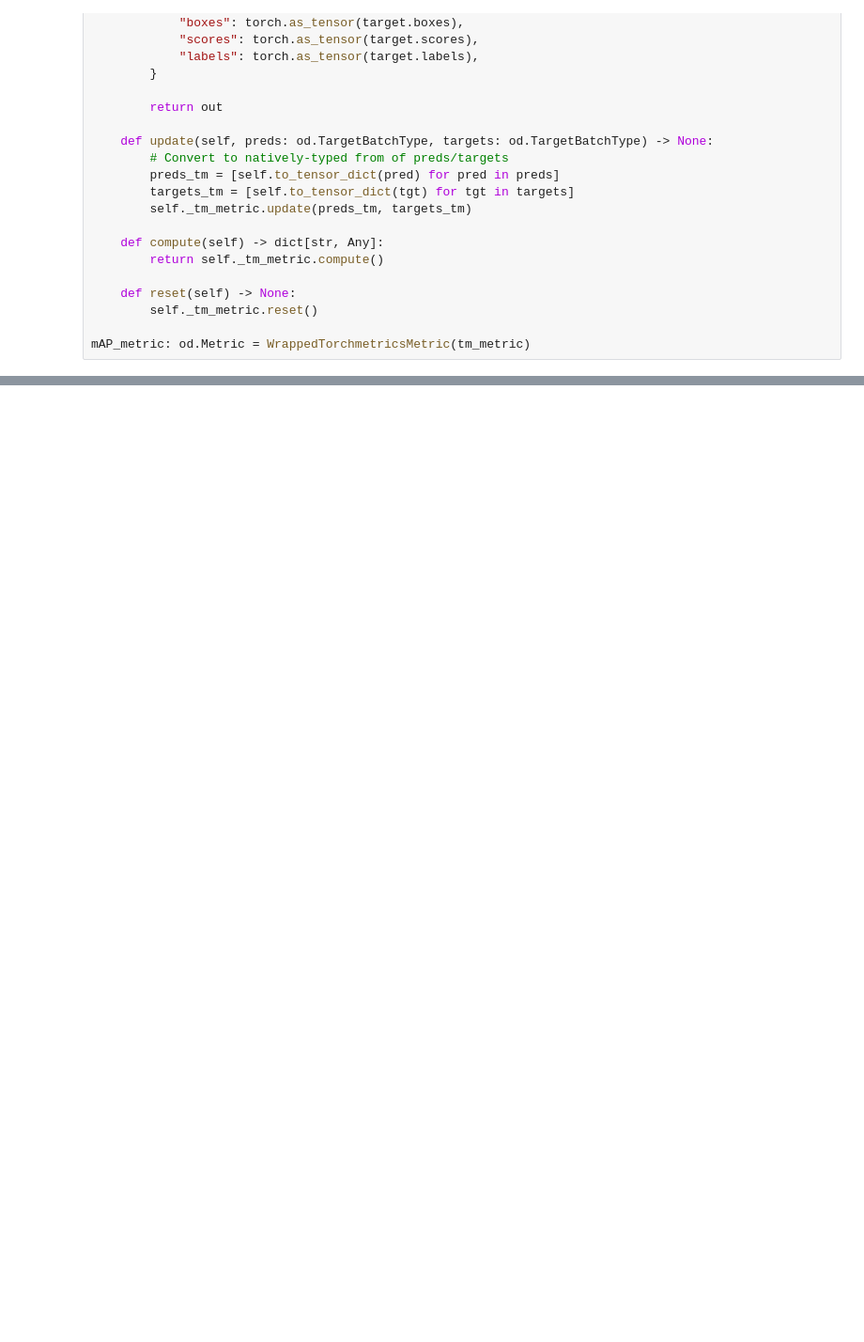
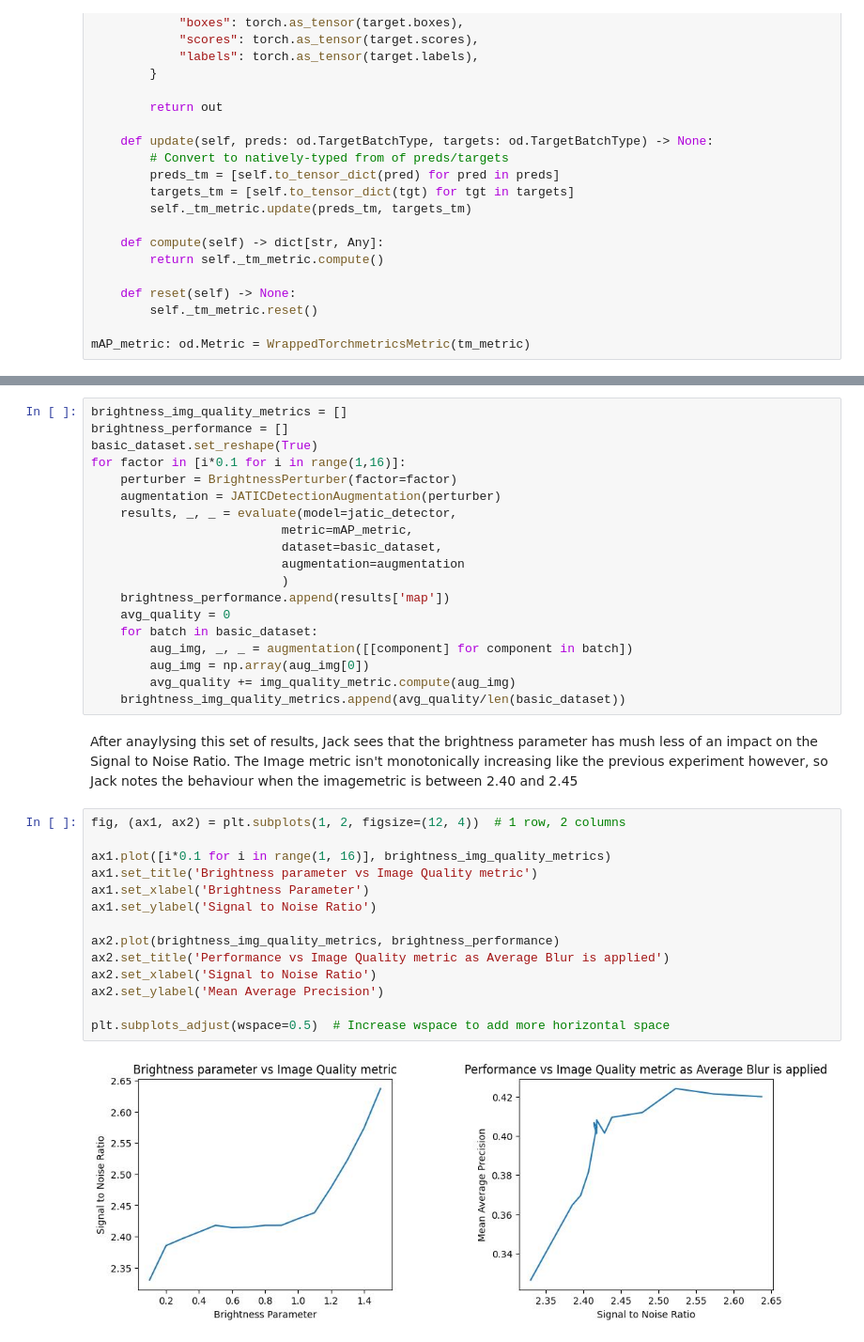
Before and after one commit to Kitware/nrtk-jatic, a Jupyter notebook: examples/compute_image_metric.ipynb, the cells around one changed output, grey strips where cells are left out. Shown at 94% size. Saved outputs shown, nothing was run; the diff lists cells and outputs as text; blank space fills up the shorter version.

```diff
--- a/examples/compute_image_metric.ipynb
+++ b/examples/compute_image_metric.ipynb
@@ -228,0 +311,37 @@ KeyboardInterrupt:
+# %%
+brightness_img_quality_metrics = []
+brightness_performance = []
+basic_dataset.set_reshape(True)
+for factor in [i*0.1 for i in range(1,16)]:
+    perturber = BrightnessPerturber(factor=factor)
+    augmentation = JATICDetectionAugmentation(perturber)
+    results, _, _ = evaluate(model=jatic_detector,
+                          metric=mAP_metric,
+                          dataset=basic_dataset,
+                          augmentation=augmentation
+                          )
+    brightness_performance.append(results['map'])
+    avg_quality = 0
+    for batch in basic_dataset:
+        aug_img, _, _ = augmentation([[component] for component in batch])
+        aug_img = np.array(aug_img[0])
+        avg_quality += img_quality_metric.compute(aug_img)
+    brightness_img_quality_metrics.append(avg_quality/len(basic_dataset))
+# %% [markdown]
+After anaylysing this set of results, Jack sees that the brightness parameter has mush less of an impact on the Signal to Noise Ratio. The Image metric isn't monotonically increasing like the previous experiment however, so Jack notes the behaviour when the imagemetric is between 2.40 and 2.45
+# %%
+fig, (ax1, ax2) = plt.subplots(1, 2, figsize=(12, 4))  # 1 row, 2 columns
+
+ax1.plot([i*0.1 for i in range(1, 16)], brightness_img_quality_metrics)
+ax1.set_title('Brightness parameter vs Image Quality metric')
+ax1.set_xlabel('Brightness Parameter')
+ax1.set_ylabel('Signal to Noise Ratio')
+
+ax2.plot(brightness_img_quality_metrics, brightness_performance)
+ax2.set_title('Performance vs Image Quality metric as Average Blur is applied')
+ax2.set_xlabel('Signal to Noise Ratio')
+ax2.set_ylabel('Mean Average Precision')
+
+plt.subplots_adjust(wspace=0.5)  # Increase wspace to add more horizontal space
+# %% [output]
+[figure, added]
```
Also changed, not shown: parts of 25 cells of this notebook, 4 other files.
